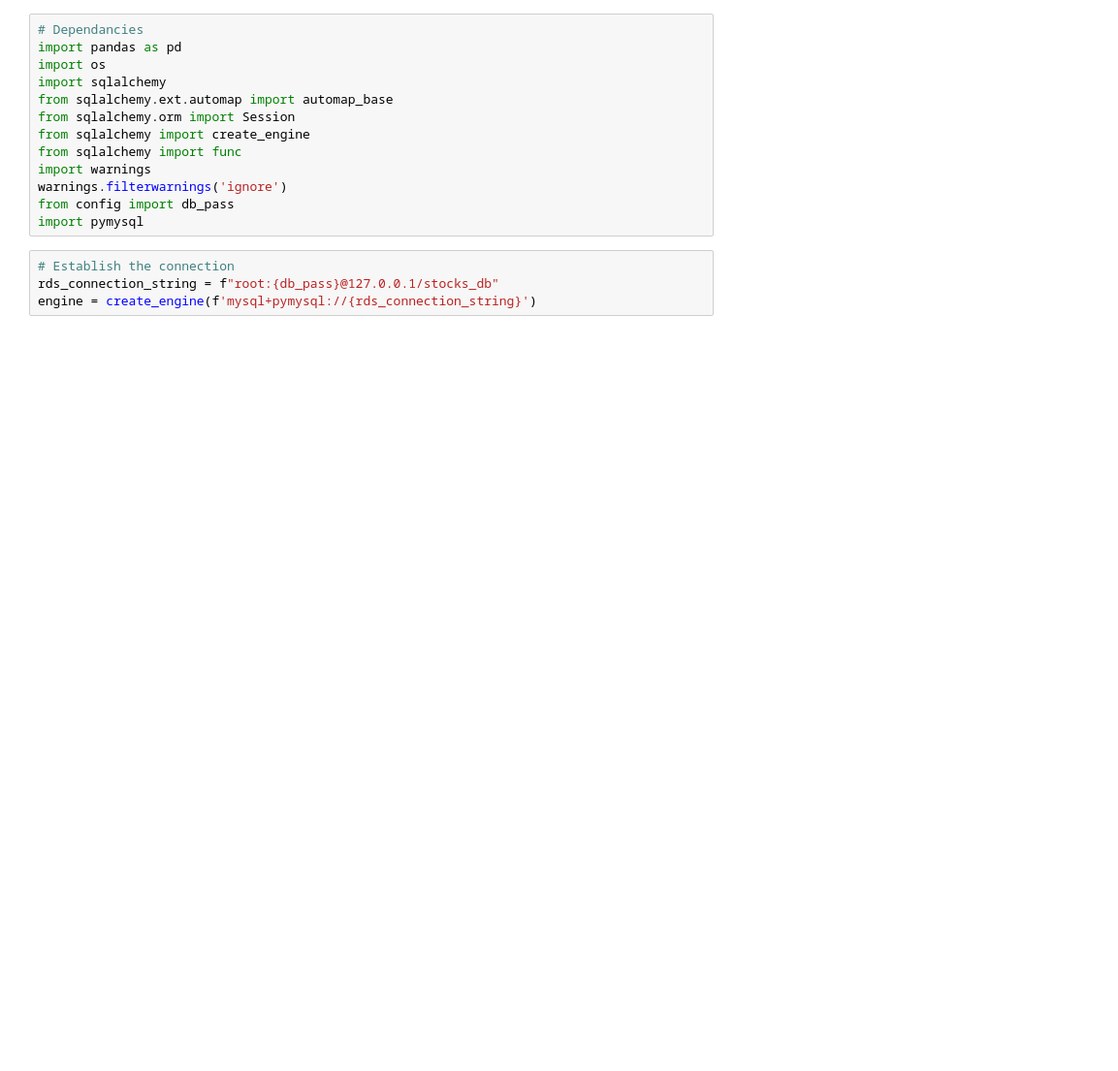
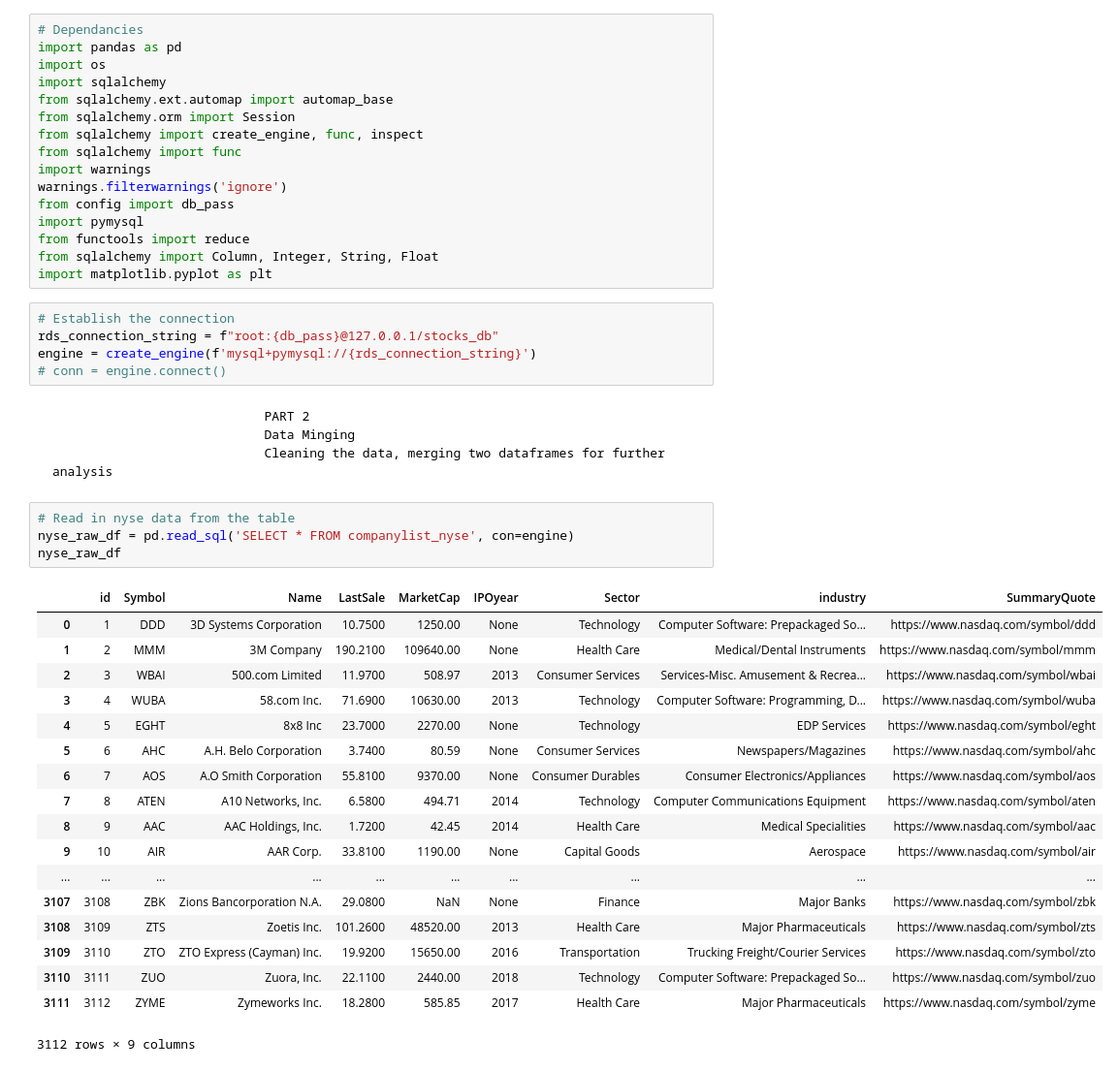
Before and after one commit to jcrossru/ETL_project, a Jupyter notebook: industry_analysis.ipynb, the cells around one changed output. Shown: that part at 97% size. Drawn from its saved outputs; the diff is of its cells as text; blank space fills up the shorter version.

```diff
--- a/industry_analysis.ipynb
+++ b/industry_analysis.ipynb
@@ -5,13 +5,44 @@ import os
 import sqlalchemy
 from sqlalchemy.ext.automap import automap_base
 from sqlalchemy.orm import Session
-from sqlalchemy import create_engine
+from sqlalchemy import create_engine, func, inspect
 from sqlalchemy import func
 import warnings
 warnings.filterwarnings('ignore')
 from config import db_pass
 import pymysql
+from functools import reduce
+from sqlalchemy import Column, Integer, String, Float
+import matplotlib.pyplot as plt
 # %%
 # Establish the connection
 rds_connection_string = f"root:{db_pass}@127.0.0.1/stocks_db"
 engine = create_engine(f'mysql+pymysql://{rds_connection_string}')
+# conn = engine.connect()
+# %% [markdown]
+                                PART 2
+                                Data Minging
+                                Cleaning the data, merging two dataframes for further analysis
+# %%
+# Read in nyse data from the table
+nyse_raw_df = pd.read_sql('SELECT * FROM companylist_nyse', con=engine)
+nyse_raw_df
+# %% [output]
+|  | id | Symbol | Name | LastSale | MarketCap | IPOyear | Sector | industry | SummaryQuote |
+| 0 | 1 | DDD | 3D Systems Corporation | 10.7500 | 1250.00 | None | Technology | Computer Software: Prepackaged So... | https://www.nasdaq.com/symbol/ddd |
+| 1 | 2 | MMM | 3M Company | 190.2100 | 109640.00 | None | Health Care | Medical/Dental Instruments | https://www.nasdaq.com/symbol/mmm |
+| 2 | 3 | WBAI | 500.com Limited | 11.9700 | 508.97 | 2013 | Consumer Services | Services-Misc. Amusement & Recrea... | https://www.nasdaq.com/symbol/wbai |
+| 3 | 4 | WUBA | 58.com Inc. | 71.6900 | 10630.00 | 2013 | Technology | Computer Software: Programming, D... | https://www.nasdaq.com/symbol/wuba |
+| 4 | 5 | EGHT | 8x8 Inc | 23.7000 | 2270.00 | None | Technology | EDP Services | https://www.nasdaq.com/symbol/eght |
+| 5 | 6 | AHC | A.H. Belo Corporation | 3.7400 | 80.59 | None | Consumer Services | Newspapers/Magazines | https://www.nasdaq.com/symbol/ahc |
+| 6 | 7 | AOS | A.O Smith Corporation | 55.8100 | 9370.00 | None | Consumer Durables | Consumer Electronics/Appliances | https://www.nasdaq.com/symbol/aos |
+| 7 | 8 | ATEN | A10 Networks, Inc. | 6.5800 | 494.71 | 2014 | Technology | Computer Communications Equipment | https://www.nasdaq.com/symbol/aten |
+| 8 | 9 | AAC | AAC Holdings, Inc. | 1.7200 | 42.45 | 2014 | Health Care | Medical Specialities | https://www.nasdaq.com/symbol/aac |
+| 9 | 10 | AIR | AAR Corp. | 33.8100 | 1190.00 | None | Capital Goods | Aerospace | https://www.nasdaq.com/symbol/air |
+| ... | ... | ... | ... | ... | ... | ... | ... | ... | ... |
+| 3107 | 3108 | ZBK | Zions Bancorporation N.A. | 29.0800 | NaN | None | Finance | Major Banks | https://www.nasdaq.com/symbol/zbk |
+| 3108 | 3109 | ZTS | Zoetis Inc. | 101.2600 | 48520.00 | 2013 | Health Care | Major Pharmaceuticals | https://www.nasdaq.com/symbol/zts |
+| 3109 | 3110 | ZTO | ZTO Express (Cayman) Inc. | 19.9200 | 15650.00 | 2016 | Transportation | Trucking Freight/Courier Services | https://www.nasdaq.com/symbol/zto |
+| 3110 | 3111 | ZUO | Zuora, Inc. | 22.1100 | 2440.00 | 2018 | Technology | Computer Software: Prepackaged So... | https://www.nasdaq.com/symbol/zuo |
+| 3111 | 3112 | ZYME | Zymeworks Inc. | 18.2800 | 585.85 | 2017 | Health Care | Major Pharmaceuticals | https://www.nasdaq.com/symbol/zyme |
+3112 rows × 9 columns
```
Also changed, not shown: parts of 26 cells of this notebook.
